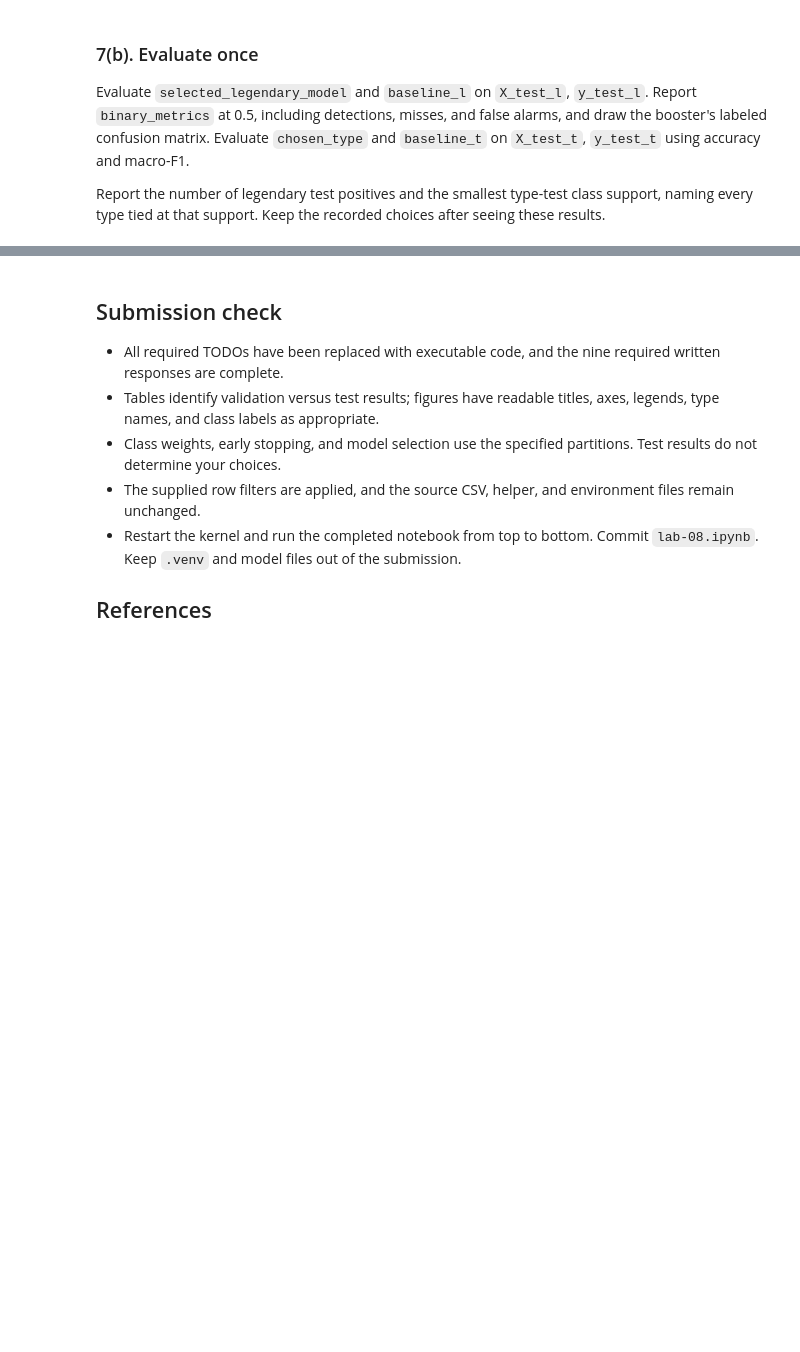
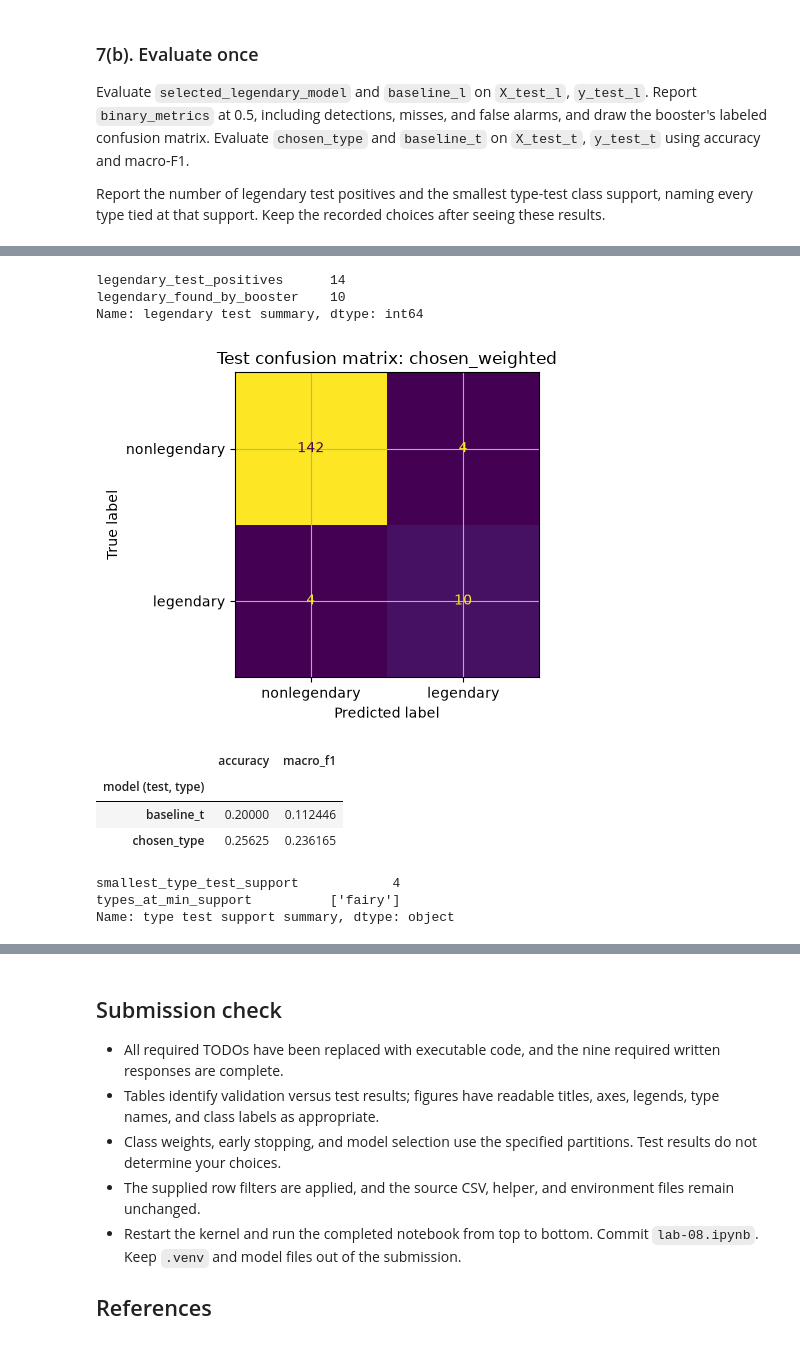
Before and after one commit to STAT-486-Fall-2026-Labs/lab-08-mbgardin, a Jupyter notebook: lab-08.ipynb, the cells around one changed output, grey strips where cells are left out. Cells and saved outputs as stored; diff of their text form; code cells hidden in the pictures; blank space fills up the shorter version.

```diff
--- a/lab-08.ipynb
+++ b/lab-08.ipynb
@@ -557,5 +1039,68 @@ Report the number of legendary test positives and the smallest type-test
 class support, naming every type tied at that support. Keep the recorded
 choices after seeing these results.
 # %%
-# TODO 7(b): Evaluate the frozen legendary model and chosen_type beside the
-# supplied baselines. Report the metrics, confusion matrix, and test supports.
+# Legendary test evaluation
+test_probs = selected_legendary_model.predict_proba(X_test_l)[:, 1]
+test_legendary_metrics = binary_metrics(y_test_l, test_probs)
+baseline_test_metrics = binary_metrics(y_test_l, baseline_l.predict_proba(X_test_l)[:, 1])
+
+display(
+    pd.DataFrame({
+        "baseline_l": baseline_test_metrics,
+        selected_model_name: test_legendary_metrics,
+    }).T.rename_axis("model (test, legendary)")
+)
+
+n_legendary_test_positives = int((y_test_l == 1).sum())
+display(pd.Series({
+    "legendary_test_positives": n_legendary_test_positives,
+    "legendary_found_by_booster": int(test_legendary_metrics["legendary_found"]),
+}, name="legendary test summary"))
+
+# Confusion matrix for the booster
+test_preds_binary = (test_probs >= 0.5).astype(int)
+fig, ax = plt.subplots(figsize=(5, 4))
+ConfusionMatrixDisplay(
+    confusion_matrix(y_test_l, test_preds_binary),
+    display_labels=["nonlegendary", "legendary"],
+).plot(ax=ax, colorbar=False)
+ax.set_title(f"Test confusion matrix: {selected_model_name}")
+plt.tight_layout()
+plt.show()
+
+# Type test evaluation
+type_test_preds = np.asarray(chosen_type.predict(X_test_t)).ravel()
+baseline_test_type_preds = baseline_t.predict(X_test_t)
+
+type_test_metrics = pd.Series({
+    "accuracy": accuracy_score(y_test_t, type_test_preds),
+    "macro_f1": f1_score(
+        y_test_t, type_test_preds, average="macro",
+        labels=np.arange(len(TYPE_NAMES_T)), zero_division=0,
+    ),
+})
+baseline_type_test_metrics = pd.Series({
+    "accuracy": accuracy_score(y_test_t, baseline_test_type_preds),
+    "macro_f1": f1_score(
+        y_test_t, baseline_test_type_preds, average="macro",
+        labels=np.arange(len(TYPE_NAMES_T)), zero_division=0,
+    ),
+})
+display(
+    pd.DataFrame({
+        "baseline_t": baseline_type_test_metrics,
+        "chosen_type": type_test_metrics,
+    }).T.rename_axis("model (test, type)")
+)
+
+# Type test supports
+type_test_support_series = pd.Series(
+    type_encoder.inverse_transform(y_test_t.to_numpy())
+).value_counts().rename_axis("type").rename("test_support")
+min_support = int(type_test_support_series.min())
+min_support_types = type_test_support_series[type_test_support_series == min_support].index.tolist()
+display(pd.Series({
+    "smallest_type_test_support": min_support,
+    "types_at_min_support": str(min_support_types),
+}, name="type test support summary"))
+# %% [output]
@@ -562,3 +1111,14 @@ choices after seeing these results.
+legendary_test_positives      14
+legendary_found_by_booster    10
+Name: legendary test summary, dtype: int64
+[figure, added]
+|  | accuracy | macro_f1 |
+| model (test, type) |  |  |
+| baseline_t | 0.20000 | 0.112446 |
+| chosen_type | 0.25625 | 0.236165 |
+smallest_type_test_support            4
+types_at_min_support          ['fairy']
+Name: type test support summary, dtype: object
 # %% [markdown]
 **Part 7 — final reflection**
 
```
Also changed, not shown: parts of 26 cells of this notebook.
